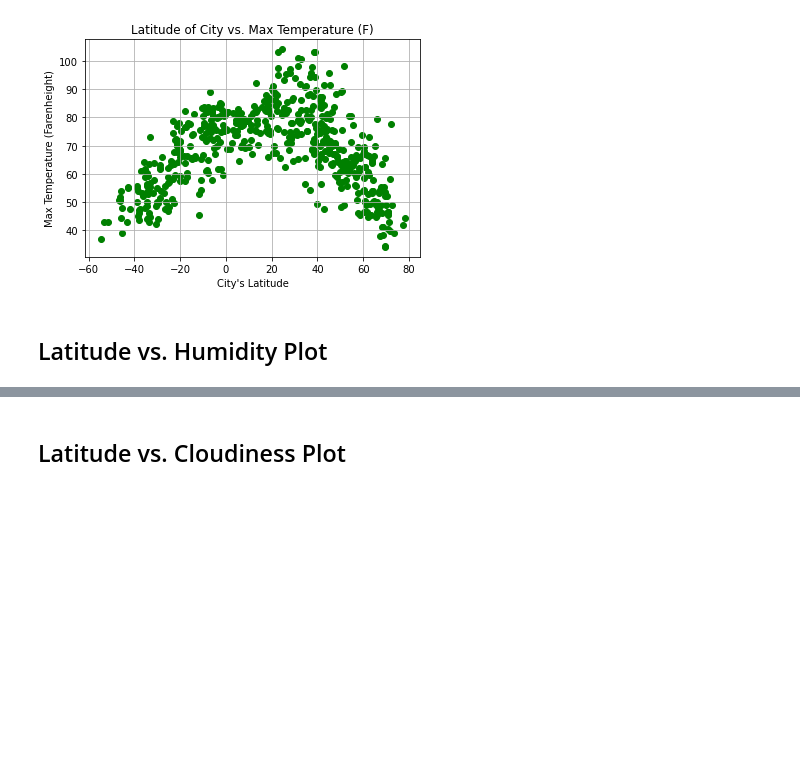
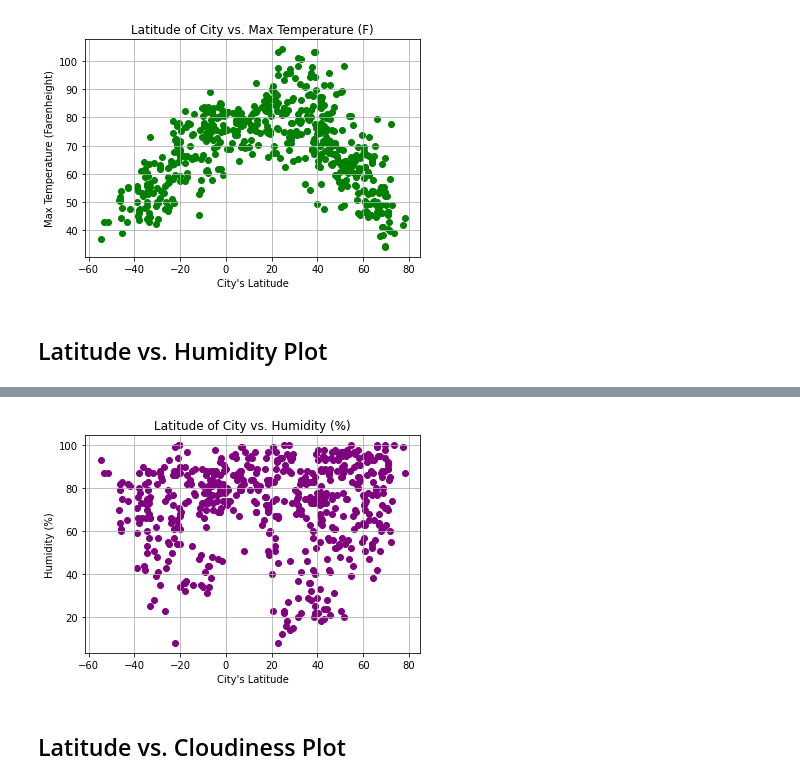
Before and after one commit to tatianafrattale/python-api-challenge, a Jupyter notebook: WeatherPy/WeatherPy.ipynb, the cells around one changed output, grey strips where cells are left out. Saved outputs shown, nothing was run; the diff lists cells and outputs as text; code cells hidden in the pictures; blank space fills up the shorter version.

Commit message:
humidity vs lat plot

```diff
--- a/WeatherPy/WeatherPy.ipynb
+++ b/WeatherPy/WeatherPy.ipynb
@@ -206,3 +203,17 @@ plt.savefig('../output_data/lat_vs_temp.png')
+# %%
+# Create plot
+plt.scatter(weather_df["Lat"], weather_df["Humidity"], marker= "o", color= "purple")
+
+# Format
+plt.xlabel("City's Latitude")
+plt.ylabel("Humidity (%)")
+plt.title("Latitude of City vs. Humidity (%)")
+plt.grid(True)
+
+# Save figure
+plt.savefig('../output_data/lat_vs_humidity.png')
+# %% [output]
+[figure, added]
 # %% [markdown]
 ## Latitude vs. Cloudiness Plot
 # %%
```
Also changed, not shown: parts of 1 cell of this notebook, 1 other file.
